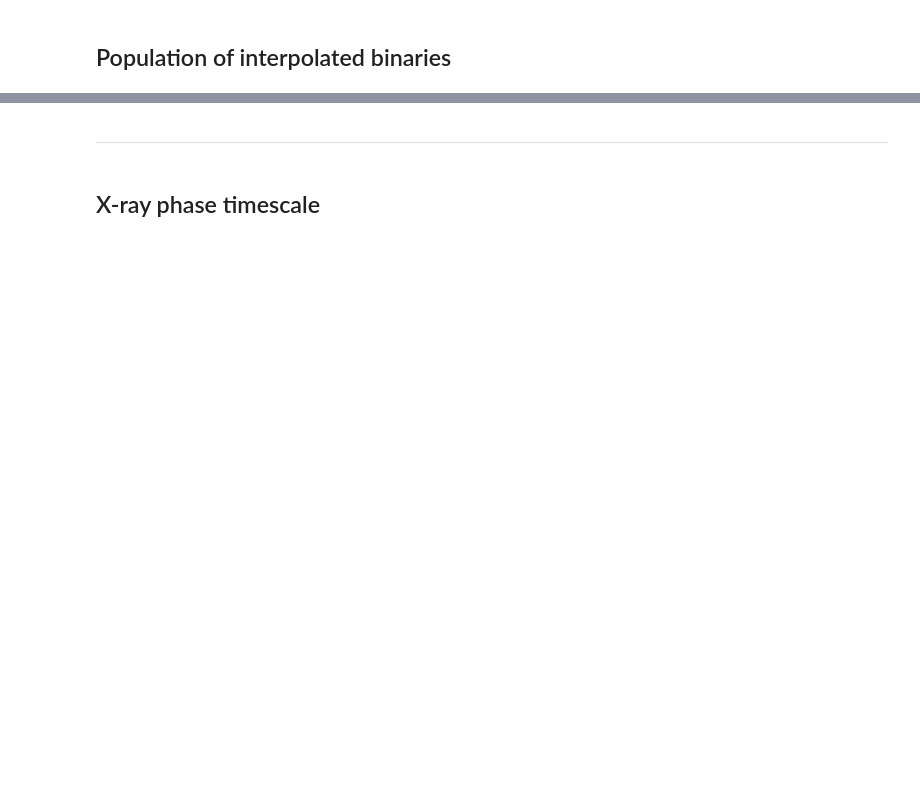
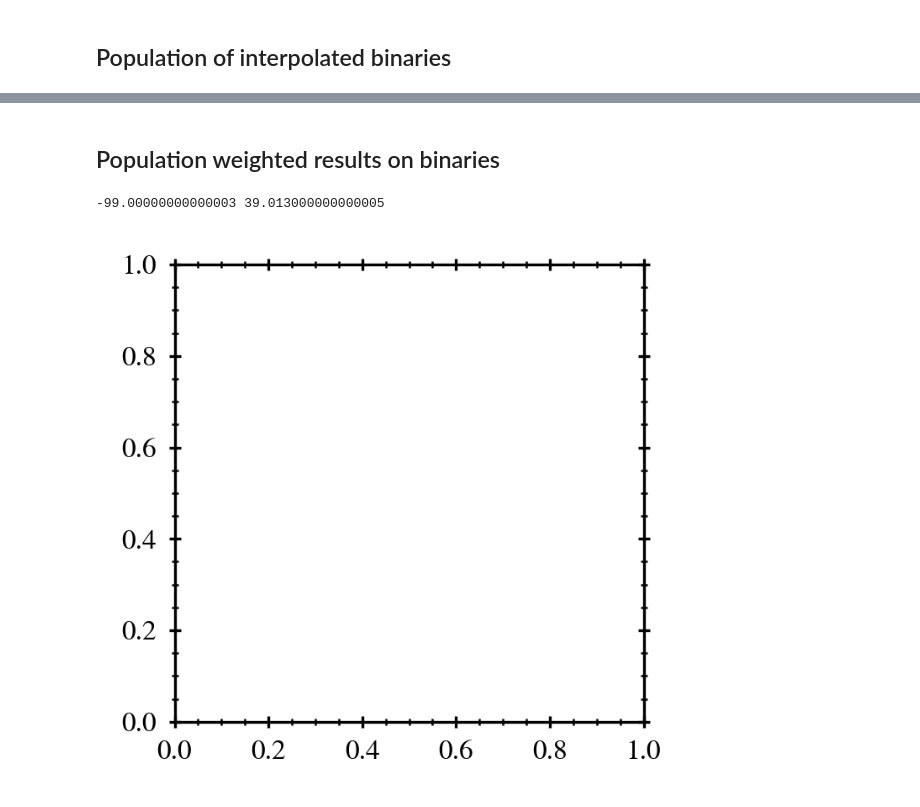
Before and after one commit to asimazbunzel/j08408, a Jupyter notebook: notebooks/grid-of-star-plus-ns.ipynb, the cells around one changed output, grey strips where cells are left out. Cells and saved outputs as stored; diff of their text form; code cells hidden in the pictures; blank space fills up the shorter version.

```diff
--- a/notebooks/grid-of-star-plus-ns.ipynb
+++ b/notebooks/grid-of-star-plus-ns.ipynb
@@ -632,7 +683,7 @@ detail_progenitors.keys()
 def interp_data():
 
     # debugging flag
-    dbg = True
+    dbg = False
 
     # name of actual data file with MESA runs + a mask on models that are not important for us
     mask1 = additional_info_on_progenitors["number_of_models"] > 1
@@ -769,4 +735,0 @@ ax.annotate(
-# %% [markdown]
----
-# %% [markdown]
-## X-ray phase timescale
@@ -814,0 +736,17 @@ sns.kdeplot(x, ax=ax, weights=weights, color="C0")
+# %% [markdown]
+## Population weighted results on binaries
+# %%
+if use_paper_style:
+    plt.style.use("../config/paper-style.mpl")
+else:
+    plt.style.use("../config/style.mpl")
+fig, ax = plt.subplots()
+
+mask = (DataInterp["min_chi2"] < 3) & (DataInterp["number_of_models"] > 2)
+xmin = np.min(DataInterp["log_l_xrb"][mask])
+xmax = np.max(DataInterp["log_l_xrb"][mask])
+
+print(xmin, xmax)
+# %% [output]
+-99.00000000000003 39.013000000000005
+[figure, added]
```
Also changed, not shown: parts of 29 cells of this notebook.
